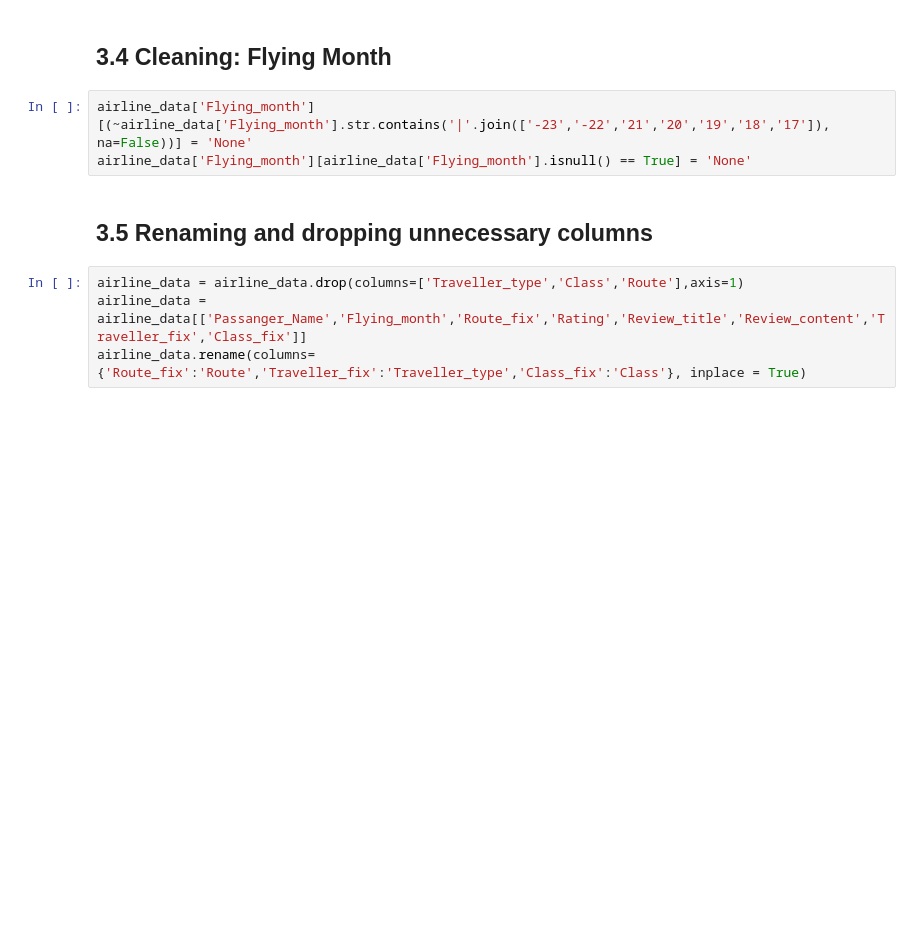
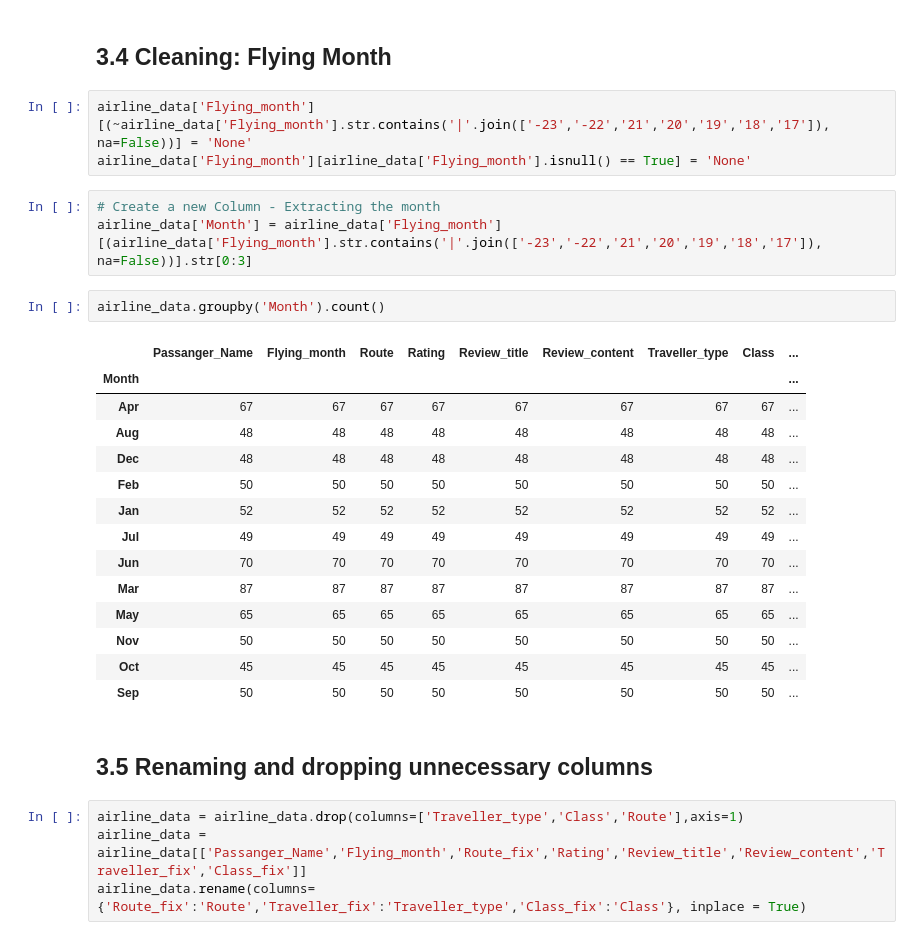
Before and after one commit to elkinbarretorojas/data_science, a Jupyter notebook: airline/airline.ipynb, the cells around one changed output. Drawn from its saved outputs; the diff is of its cells as text; blank space fills up the shorter version.

```diff
--- a/airline/airline.ipynb
+++ b/airline/airline.ipynb
@@ -223,6 +228,26 @@ airline_data['Traveller_fix'][airline_data['Traveller_fix'].isnull() == True] =
 # %%
 airline_data['Flying_month'][(~airline_data['Flying_month'].str.contains('|'.join(['-23','-22','21','20','19','18','17']), na=False))] = 'None'
 airline_data['Flying_month'][airline_data['Flying_month'].isnull() == True] = 'None'
+# %%
+# Create a new Column - Extracting the month
+airline_data['Month'] = airline_data['Flying_month'][(airline_data['Flying_month'].str.contains('|'.join(['-23','-22','21','20','19','18','17']), na=False))].str[0:3]
+# %%
+airline_data.groupby('Month').count()
+# %% [output]
+|  | Passanger_Name | Flying_month | Route | Rating | Review_title | Review_content | Traveller_type | Class | ... |
+| Month |  |  |  |  |  |  |  |  | ... |
+| Apr | 67 | 67 | 67 | 67 | 67 | 67 | 67 | 67 | ... |
+| Aug | 48 | 48 | 48 | 48 | 48 | 48 | 48 | 48 | ... |
+| Dec | 48 | 48 | 48 | 48 | 48 | 48 | 48 | 48 | ... |
+| Feb | 50 | 50 | 50 | 50 | 50 | 50 | 50 | 50 | ... |
+| Jan | 52 | 52 | 52 | 52 | 52 | 52 | 52 | 52 | ... |
+| Jul | 49 | 49 | 49 | 49 | 49 | 49 | 49 | 49 | ... |
+| Jun | 70 | 70 | 70 | 70 | 70 | 70 | 70 | 70 | ... |
+| Mar | 87 | 87 | 87 | 87 | 87 | 87 | 87 | 87 | ... |
+| May | 65 | 65 | 65 | 65 | 65 | 65 | 65 | 65 | ... |
+| Nov | 50 | 50 | 50 | 50 | 50 | 50 | 50 | 50 | ... |
+| Oct | 45 | 45 | 45 | 45 | 45 | 45 | 45 | 45 | ... |
+| Sep | 50 | 50 | 50 | 50 | 50 | 50 | 50 | 50 | ... |
 # %% [markdown]
 ## 3.5 Renaming and dropping unnecessary columns
 # %%
```
Also changed, not shown: parts of 32 cells of this notebook.
